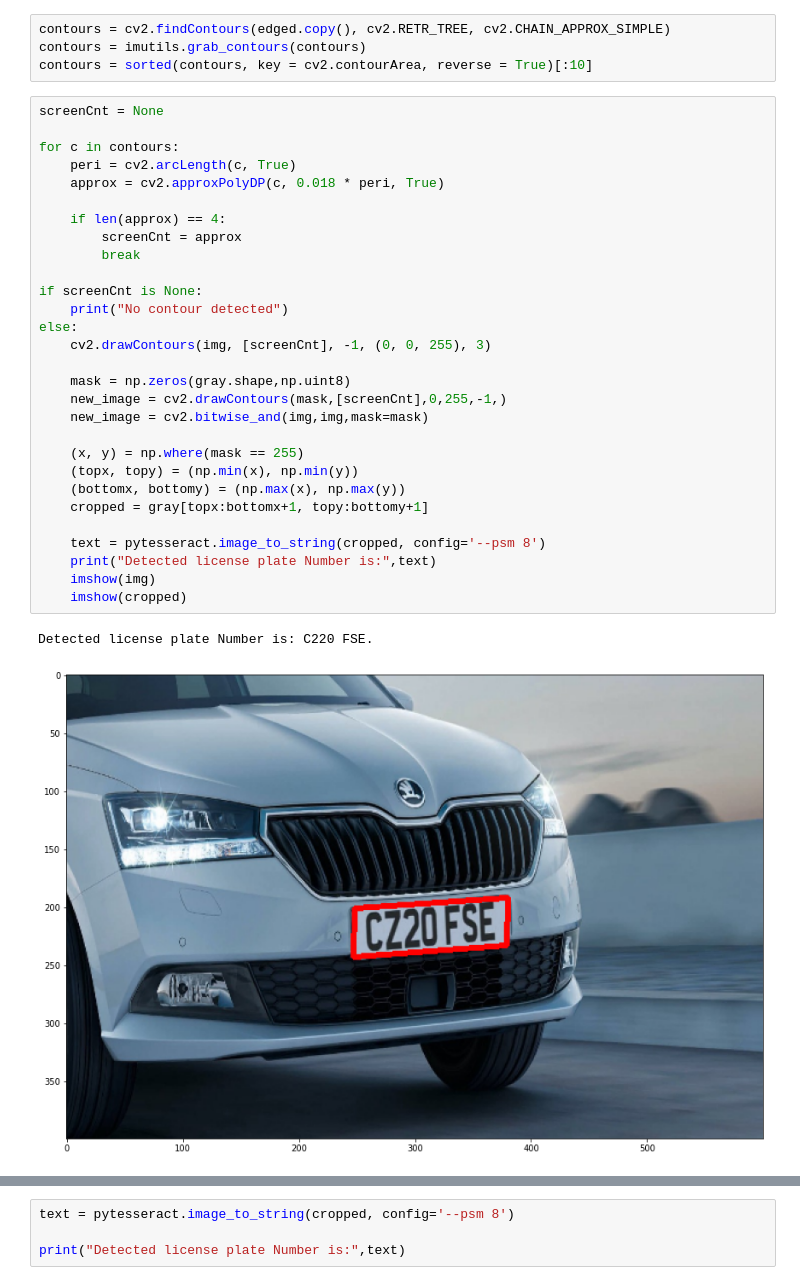
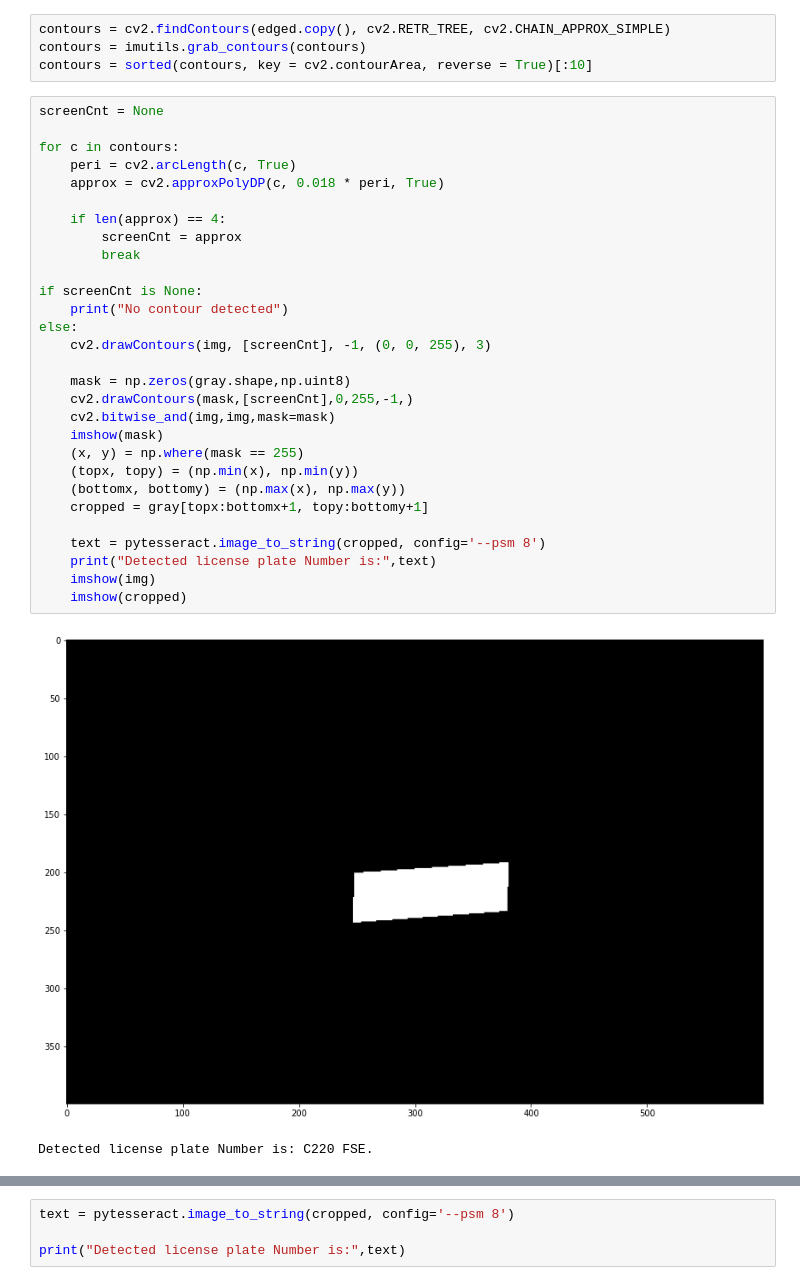
Before and after one commit to JulienVig/Computer-Vision, a Jupyter notebook: license_plate_recognition/anpr.ipynb, the cells around one changed output, grey strips where cells are left out. Cells and saved outputs as stored; diff of their text form.

```diff
--- a/license_plate_recognition/anpr.ipynb
+++ b/license_plate_recognition/anpr.ipynb
@@ -36,32 +36,32 @@ contours = sorted(contours, key = cv2.contourArea, reverse = True)[:10]
 # %%
 screenCnt = None
 
 for c in contours:
     peri = cv2.arcLength(c, True)
     approx = cv2.approxPolyDP(c, 0.018 * peri, True)
 
     if len(approx) == 4:
         screenCnt = approx
         break
 
 if screenCnt is None:
     print("No contour detected")
 else:
     cv2.drawContours(img, [screenCnt], -1, (0, 0, 255), 3)
 
     mask = np.zeros(gray.shape,np.uint8)
-    new_image = cv2.drawContours(mask,[screenCnt],0,255,-1,)
-    new_image = cv2.bitwise_and(img,img,mask=mask)
-
+    cv2.drawContours(mask,[screenCnt],0,255,-1,)
+    cv2.bitwise_and(img,img,mask=mask)
+    imshow(mask)
     (x, y) = np.where(mask == 255)
     (topx, topy) = (np.min(x), np.min(y))
     (bottomx, bottomy) = (np.max(x), np.max(y))
     cropped = gray[topx:bottomx+1, topy:bottomy+1]
 
     text = pytesseract.image_to_string(cropped, config='--psm 8')
     print("Detected license plate Number is:",text)
     imshow(img)
     imshow(cropped)
 # %% [output]
+[figure, new version]
 Detected license plate Number is: C220 FSE.
-[figure, old version]
```
Also changed, not shown: parts of 1 cell of this notebook, 3 other files.
